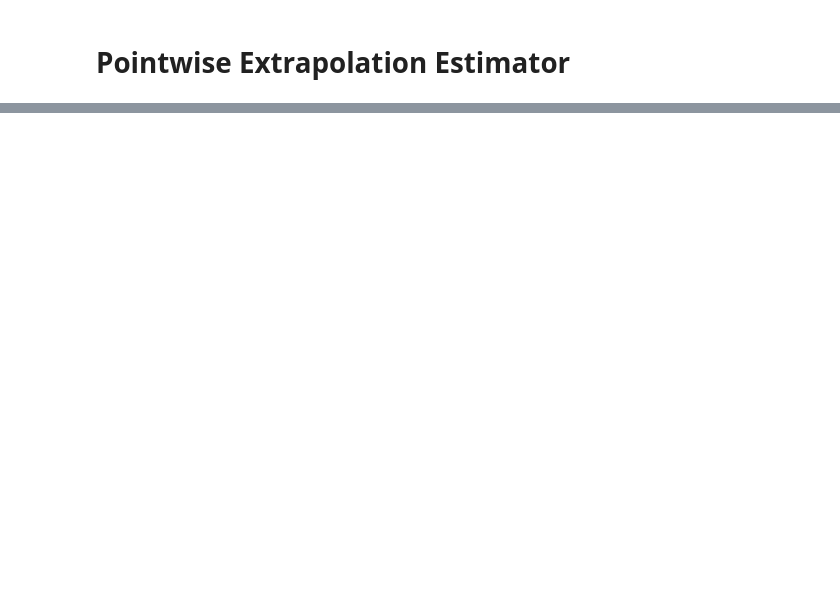
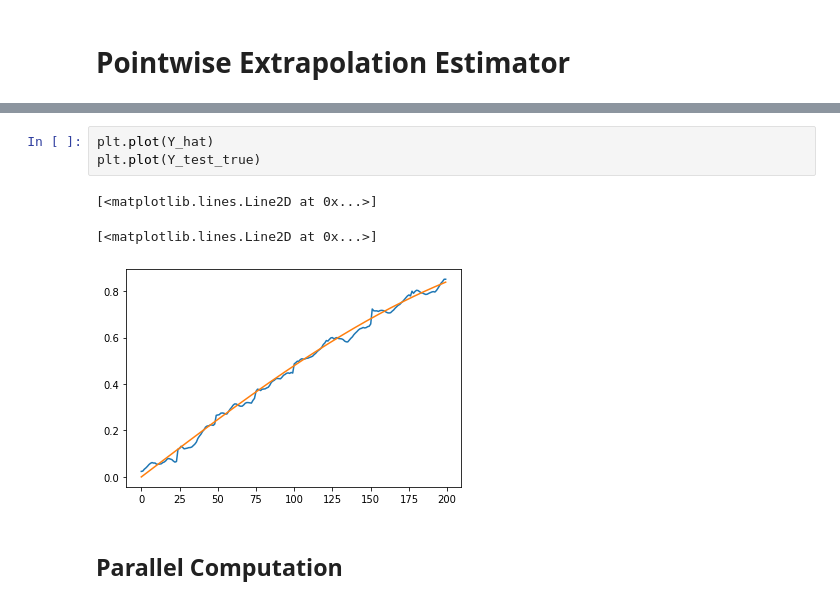
Before and after one commit to Karlmyh/RTER, a Jupyter notebook: test.ipynb, the cells around one changed output, grey strips where cells are left out. Saved outputs shown, nothing was run; the diff lists cells and outputs as text; blank space fills up the shorter version.

```diff
--- a/test.ipynb
+++ b/test.ipynb
@@ -255,0 +308,9 @@ plt.plot(Y_test_true)
+# %%
+plt.plot(Y_hat)
+plt.plot(Y_test_true)
+# %% [output]
+[<matplotlib.lines.Line2D at 0x...>]
+[<matplotlib.lines.Line2D at 0x...>]
+[figure, added]
+# %% [markdown]
+## Parallel Computation
```
Also changed, not shown: parts of 22 cells of this notebook, 4 other files.
